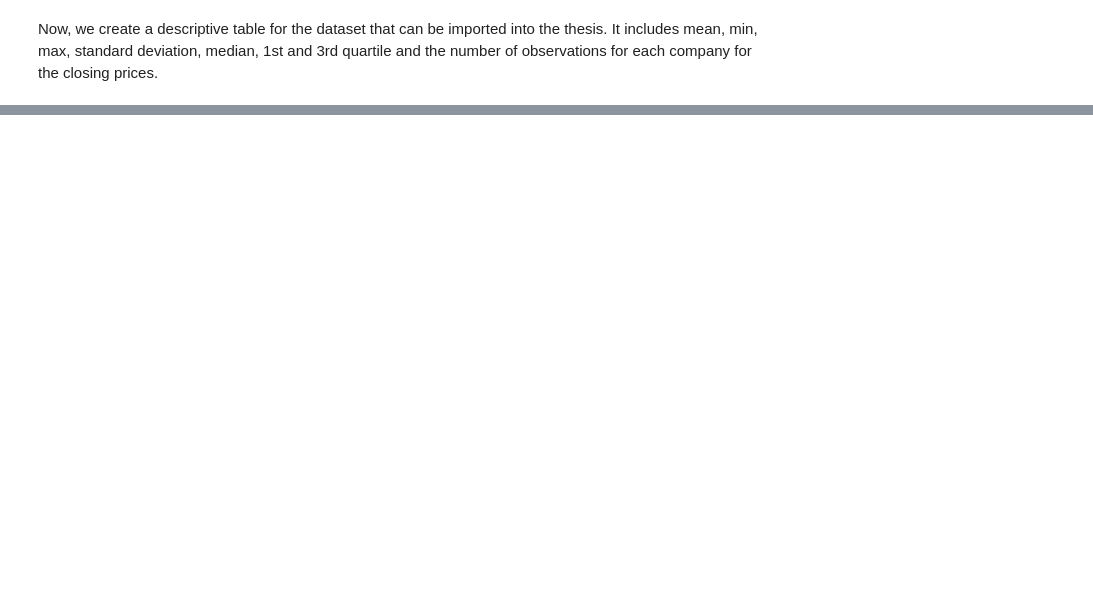
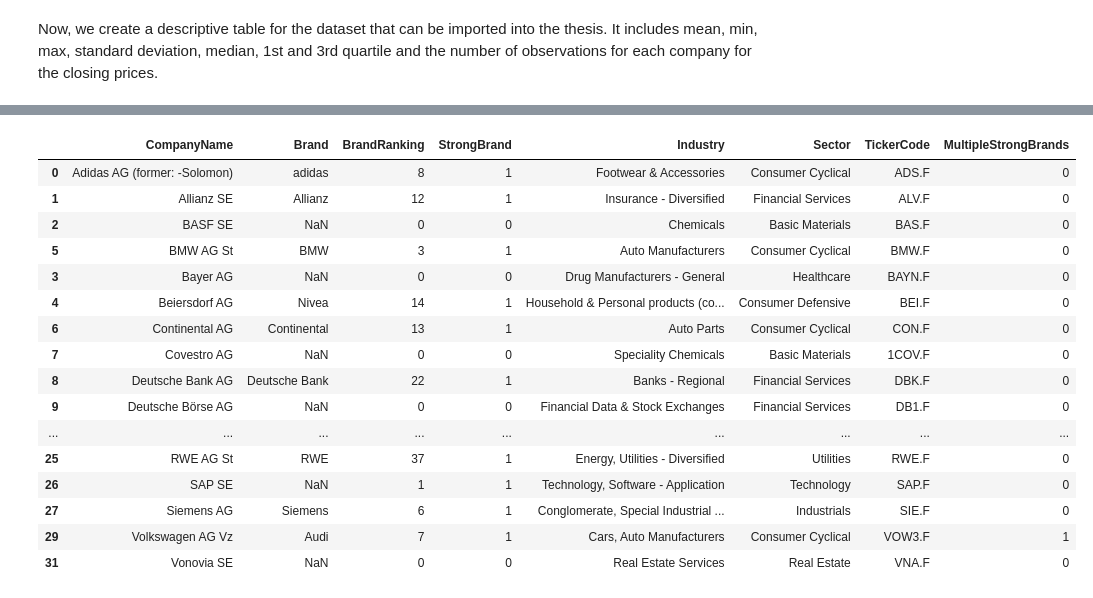
Before and after one commit to johannaschulz/EconometricAnalysis-BrandCrisisModeration-DAX30, a Jupyter notebook: notebooks/test.ipynb, the cells around one changed output, grey strips where cells are left out. Drawn from its saved outputs; the diff is of its cells as text; code cells hidden in the pictures; blank space fills up the shorter version.

```diff
--- a/notebooks/test.ipynb
+++ b/notebooks/test.ipynb
@@ -504,0 +568,14 @@ print(brand_data.head())
+# %%
+brand_data.rename(columns={
+    'Company Name': 'CompanyName',
+    'Brand Ranking': 'BrandRanking',
+    'Strong Brand': 'StrongBrand',
+    'Company': 'TickerCode',
+    'More Than One Strong Brand': 'MultipleStrongBrands'
+}, inplace=True)
+# %%
+# fill NA with zero
+brand_data['BrandRanking'].fillna(0, inplace=True)
+# %%
+# change column Brand Ranking to int64
+brand_data['BrandRanking'] = brand_data['BrandRanking'].astype('int64')
@@ -504,0 +600,22 @@ print(brand_data.head())
+# %%
+brand_data = brand_data.sort_values(by=['CompanyName', 'BrandRanking']).drop_duplicates(subset='CompanyName', keep='first')
+
+brand_data
+# %% [output]
+|  | CompanyName | Brand | BrandRanking | StrongBrand | Industry | Sector | TickerCode | MultipleStrongBrands |
+| 0 | Adidas AG (former: -Solomon) | adidas | 8 | 1 | Footwear & Accessories | Consumer Cyclical | ADS.F | 0 |
+| 1 | Allianz SE | Allianz | 12 | 1 | Insurance - Diversified | Financial Services | ALV.F | 0 |
+| 2 | BASF SE | NaN | 0 | 0 | Chemicals | Basic Materials | BAS.F | 0 |
+| 5 | BMW AG St | BMW | 3 | 1 | Auto Manufacturers | Consumer Cyclical | BMW.F | 0 |
+| 3 | Bayer AG | NaN | 0 | 0 | Drug Manufacturers - General | Healthcare | BAYN.F | 0 |
+| 4 | Beiersdorf AG | Nivea | 14 | 1 | Household & Personal products (co... | Consumer Defensive | BEI.F | 0 |
+| 6 | Continental AG | Continental | 13 | 1 | Auto Parts | Consumer Cyclical | CON.F | 0 |
+| 7 | Covestro AG | NaN | 0 | 0 | Speciality Chemicals | Basic Materials | 1COV.F | 0 |
+| 8 | Deutsche Bank AG | Deutsche Bank | 22 | 1 | Banks - Regional | Financial Services | DBK.F | 0 |
+| 9 | Deutsche Börse AG | NaN | 0 | 0 | Financial Data & Stock Exchanges | Financial Services | DB1.F | 0 |
+| ... | ... | ... | ... | ... | ... | ... | ... | ... |
+| 25 | RWE AG St | RWE | 37 | 1 | Energy, Utilities - Diversified | Utilities | RWE.F | 0 |
+| 26 | SAP SE | NaN | 1 | 1 | Technology, Software - Application | Technology | SAP.F | 0 |
+| 27 | Siemens AG | Siemens | 6 | 1 | Conglomerate, Special Industrial ... | Industrials | SIE.F | 0 |
+| 29 | Volkswagen AG Vz | Audi | 7 | 1 | Cars, Auto Manufacturers | Consumer Cyclical | VOW3.F | 1 |
+| 31 | Vonovia SE | NaN | 0 | 0 | Real Estate Services | Real Estate | VNA.F | 0 |
```
Also changed, not shown: parts of 52 cells of this notebook, 12 other files.
